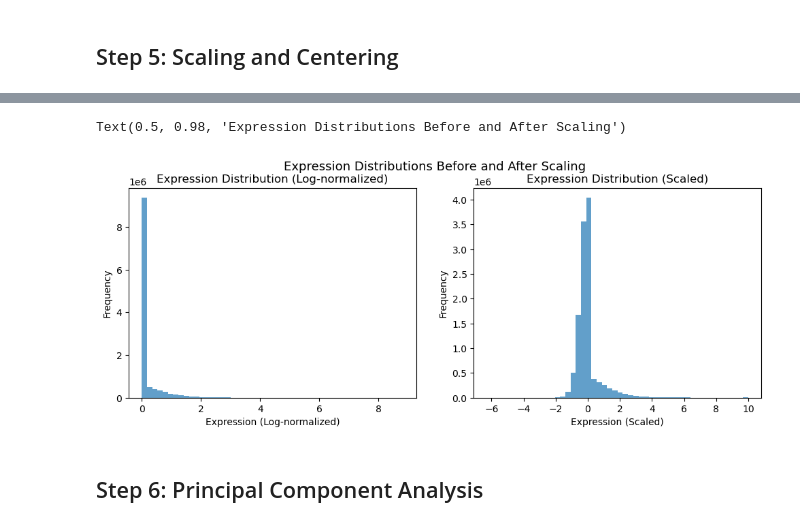
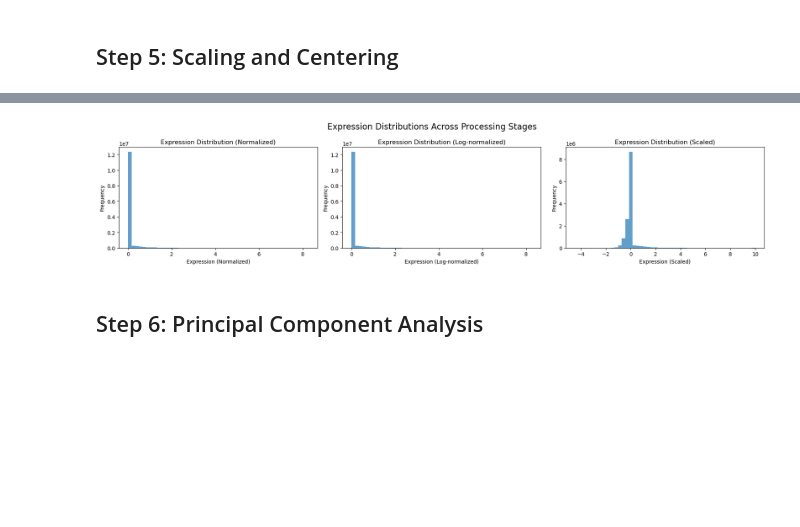
Before and after one commit to MacoskoLab/netprop-missense-prediction, a Jupyter notebook: workflow/notebooks/3_data_exploration_GSE158067.ipynb, the cells around one changed output, grey strips where cells are left out. Cells and saved outputs as stored; diff of their text form; code cells hidden in the pictures; blank space fills up the shorter version.

```diff
--- a/workflow/notebooks/3_data_exploration_GSE158067.ipynb
+++ b/workflow/notebooks/3_data_exploration_GSE158067.ipynb
@@ -52,3 +52,8 @@ expr
 | MT-CYB | 12532 | 2782 | 3100 | 7376 | 5319 | 1796 | ... |
 | MAFIP | 0 | 0 | 0 | 0 | 0 | 0 | ... |
 22032 rows × 528 columns
+# %%
+cell_meta = pd.read_csv(
+    "../../resources/DQB1/DQB1_cell_metadata.tsv", sep="\t", index_col=0
+)
+cell_meta
@@ -54,0 +75,5 @@ expr
+# %%
+expr = pd.read_csv(
+    "../../resources/DQB1/DQB1_RNA_counts_matrix.tsv", sep="\t", index_col=0
+)
+expr
@@ -368,26 +416,43 @@ Scaling completed:
 # %%
-# Plot distribution before and after scaling
-fig, axes = plt.subplots(1, 2, figsize=(12, 4))
+# Plot distribution of all three processing stages with linear scale
+fig, axes = plt.subplots(1, 3, figsize=(18, 4))
+
+# Raw normalized data distribution (without log transformation)
+normalized_data = (
+    adata.layers["normalized"].toarray()
+    if hasattr(adata.layers["normalized"], "toarray")
+    else adata.layers["normalized"]
+)
+axes[0].hist(normalized_data.flatten(), bins=50, alpha=0.7)
+axes[0].set_xlabel("Expression (Normalized)")
+axes[0].set_ylabel("Frequency")
+axes[0].set_title("Expression Distribution (Normalized)")
 
 # Log-normalized data distribution
 log_norm_data = (
     adata.layers["log_normalized"].toarray()
     if hasattr(adata.layers["log_normalized"], "toarray")
     else adata.layers["log_normalized"]
 )
-
-axes[0].hist(log_norm_data.flatten(), bins=50, alpha=0.7)
-axes[0].set_xlabel("Expression (Log-normalized)")
-axes[0].set_ylabel("Frequency")
-axes[0].set_title("Expression Distribution (Log-normalized)")
+axes[1].hist(log_norm_data.flatten(), bins=50, alpha=0.7)
+axes[1].set_xlabel("Expression (Log-normalized)")
+axes[1].set_ylabel("Frequency")
+axes[1].set_title("Expression Distribution (Log-normalized)")
 
 # Scaled data distribution (linear scale)
-axes[1].hist(scaled_data.flatten(), bins=50, alpha=0.7)
-axes[1].set_xlabel("Expression (Scaled)")
-axes[1].set_ylabel("Frequency")
-axes[1].set_title("Expression Distribution (Scaled)")
+scaled_data = (
+    adata.layers["log_normalized_scaled"].toarray()
+    if hasattr(adata.layers["log_normalized_scaled"], "toarray")
+    else adata.layers["log_normalized_scaled"]
+)
+axes[2].hist(scaled_data.flatten(), bins=50, alpha=0.7)
+axes[2].set_xlabel("Expression (Scaled)")
+axes[2].set_ylabel("Frequency")
+axes[2].set_title("Expression Distribution (Scaled)")
 
-fig.suptitle("Expression Distributions Before and After Scaling", fontsize=13)
+fig.suptitle("Expression Distributions Across Processing Stages", fontsize=16)
+
+plt.tight_layout()
+plt.show()
 # %% [output]
-Text(0.5, 0.98, 'Expression Distributions Before and After Scaling')
-[figure, old version]
+[figure, new version]
```
Also changed, not shown: parts of 35 cells of this notebook, 11 other files.
